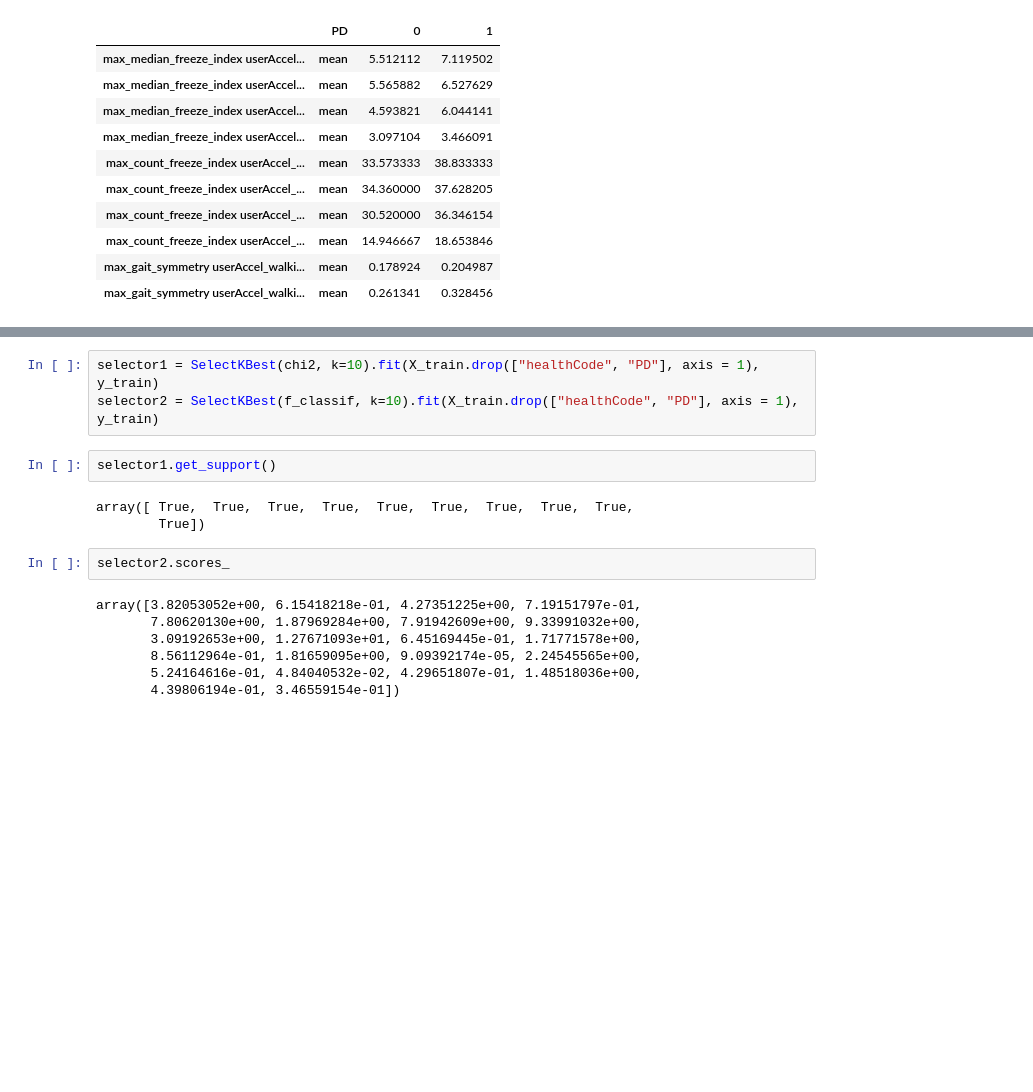
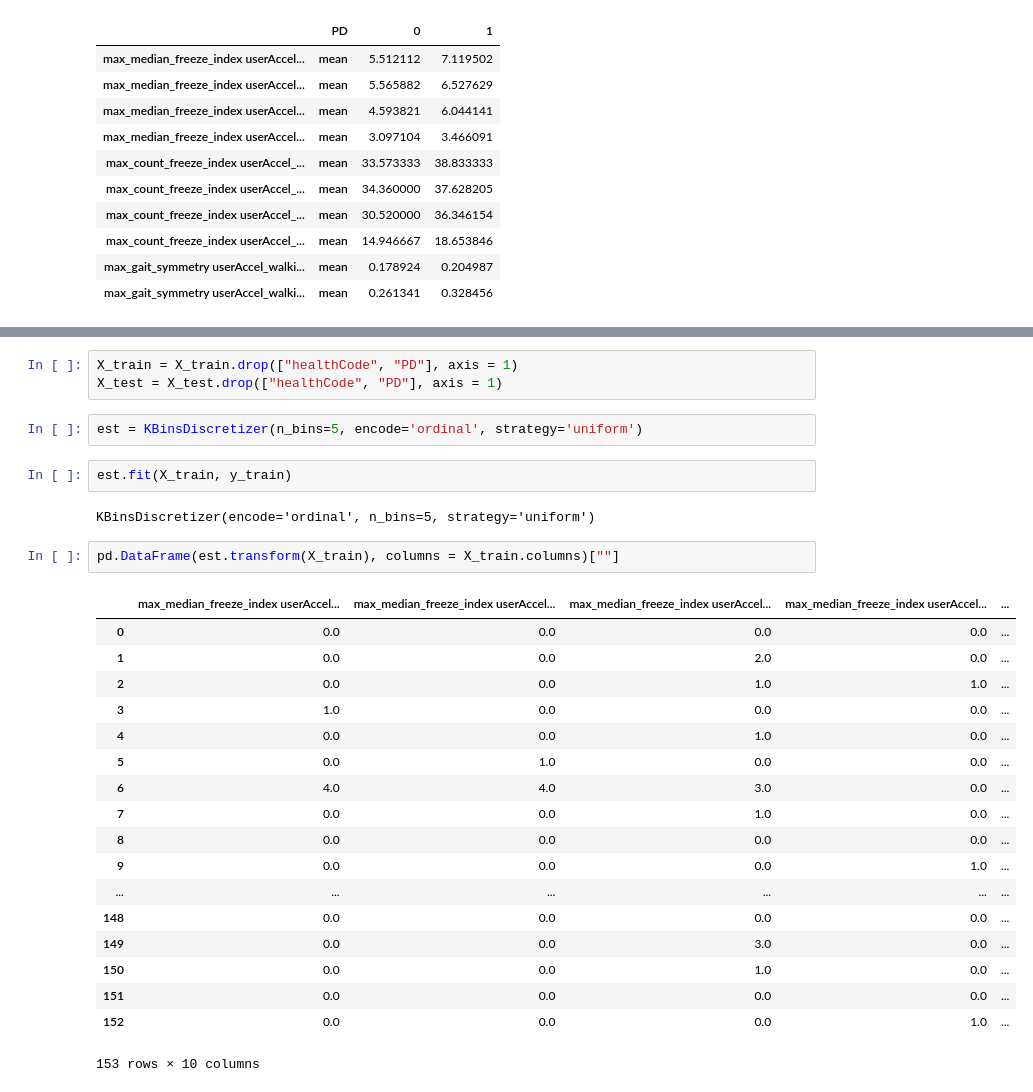
Before and after one commit to arytontediarjo/mPower-Analysis, a Jupyter notebook: Notebooks/feature_engineering.ipynb, the cells around one changed output, grey strips where cells are left out. Drawn from its saved outputs; the diff is of its cells as text; blank space fills up the shorter version.

```diff
--- a/Notebooks/feature_engineering.ipynb
+++ b/Notebooks/feature_engineering.ipynb
@@ -201,17 +200,30 @@ from sklearn.feature_selection import SelectKBest, chi2, f_classif
 # %%
-selector1 = SelectKBest(chi2, k=10).fit(X_train.drop(["healthCode", "PD"], axis = 1), y_train)
-selector2 = SelectKBest(f_classif, k=10).fit(X_train.drop(["healthCode", "PD"], axis = 1), y_train)
+X_train = X_train.drop(["healthCode", "PD"], axis = 1)
+X_test = X_test.drop(["healthCode", "PD"], axis = 1)
-# %%
-selector1.get_support()
-# %% [output]
-array([ True,  True,  True,  True,  True,  True,  True,  True,  True,
-        True])
-# %%
-selector2.scores_
-# %% [output]
-array([3.82053052e+00, 6.15418218e-01, 4.27351225e+00, 7.19151797e-01,
-       7.80620130e+00, 1.87969284e+00, 7.91942609e+00, 9.33991032e+00,
-       3.09192653e+00, 1.27671093e+01, 6.45169445e-01, 1.71771578e+00,
-       8.56112964e-01, 1.81659095e+00, 9.09392174e-05, 2.24545565e+00,
-       5.24164616e-01, 4.84040532e-02, 4.29651807e-01, 1.48518036e+00,
-       4.39806194e-01, 3.46559154e-01])
+# %%
+est = KBinsDiscretizer(n_bins=5, encode='ordinal', strategy='uniform')
+# %%
+est.fit(X_train, y_train)
+# %% [output]
+KBinsDiscretizer(encode='ordinal', n_bins=5, strategy='uniform')
+# %%
+pd.DataFrame(est.transform(X_train), columns = X_train.columns)[""]
+# %% [output]
+|  | max_median_freeze_index userAccel... | max_median_freeze_index userAccel... | max_median_freeze_index userAccel... | max_median_freeze_index userAccel... | ... |
+| 0 | 0.0 | 0.0 | 0.0 | 0.0 | ... |
+| 1 | 0.0 | 0.0 | 2.0 | 0.0 | ... |
+| 2 | 0.0 | 0.0 | 1.0 | 1.0 | ... |
+| 3 | 1.0 | 0.0 | 0.0 | 0.0 | ... |
+| 4 | 0.0 | 0.0 | 1.0 | 0.0 | ... |
+| 5 | 0.0 | 1.0 | 0.0 | 0.0 | ... |
+| 6 | 4.0 | 4.0 | 3.0 | 0.0 | ... |
+| 7 | 0.0 | 0.0 | 1.0 | 0.0 | ... |
+| 8 | 0.0 | 0.0 | 0.0 | 0.0 | ... |
+| 9 | 0.0 | 0.0 | 0.0 | 1.0 | ... |
+| ... | ... | ... | ... | ... | ... |
+| 148 | 0.0 | 0.0 | 0.0 | 0.0 | ... |
+| 149 | 0.0 | 0.0 | 3.0 | 0.0 | ... |
+| 150 | 0.0 | 0.0 | 1.0 | 0.0 | ... |
+| 151 | 0.0 | 0.0 | 0.0 | 0.0 | ... |
+| 152 | 0.0 | 0.0 | 0.0 | 1.0 | ... |
+153 rows × 10 columns
```
Also changed, not shown: parts of 2 cells of this notebook, 1 other file.
